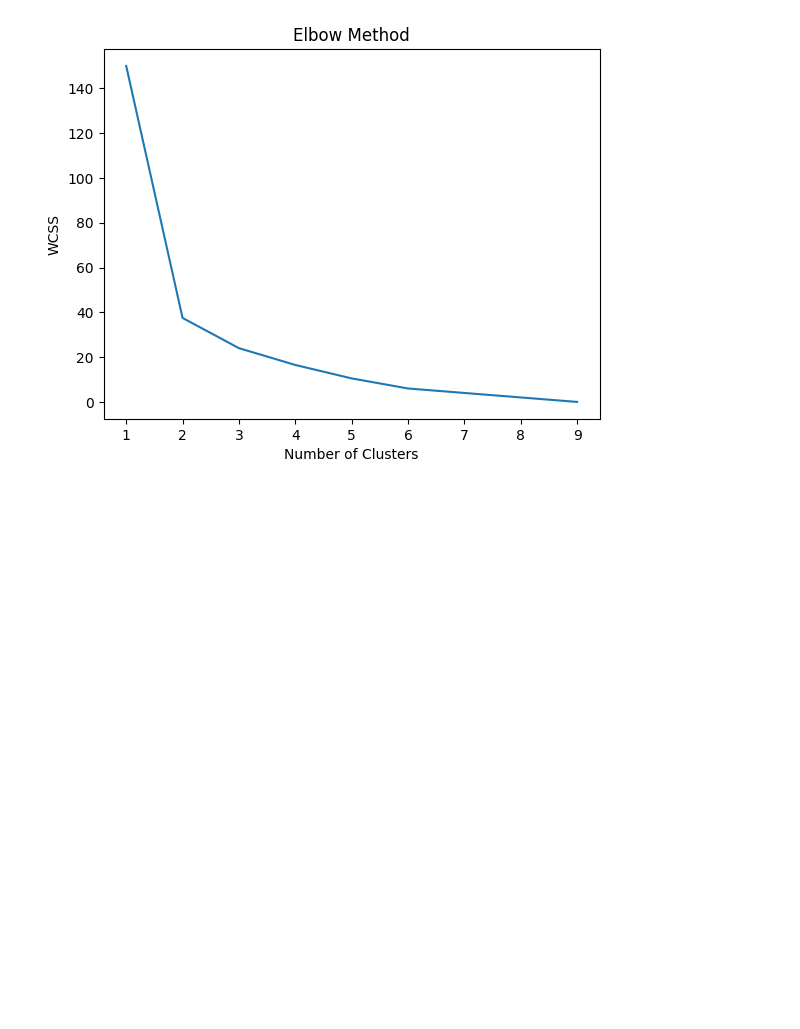
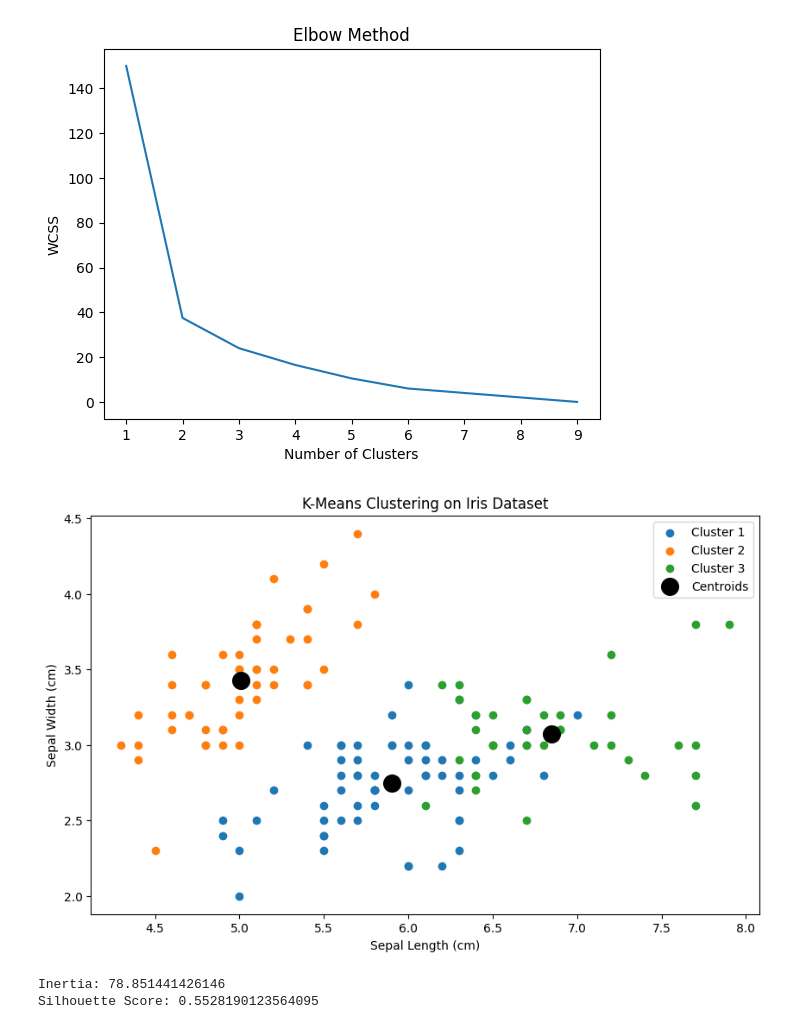
Before and after one commit to yolandaeka/DataMining_2024, a Jupyter notebook: kmeans1.ipynb, the cells around one changed output. Cells and saved outputs as stored; diff of their text form; code cells hidden in the pictures; blank space fills up the shorter version.

```diff
--- a/kmeans1.ipynb
+++ b/kmeans1.ipynb
@@ -64,3 +64,55 @@ plt.ylabel('WCSS')
 plt.show()
 # %% [output]
 [figure]
+# %%
+import numpy as np
+from sklearn.cluster import KMeans
+from sklearn.datasets import load_iris
+import matplotlib.pyplot as plt
+from sklearn.metrics import silhouette_score
+
+# Load dataset Iris
+iris = load_iris()
+X = iris.data # Fitur-fitur (panjang kelopak, lebar kelopak, panjang daun, lebar daun)
+y = iris.target # Kelas target
+# Menentukan jumlah cluster
+n_clusters = 3
+
+# Membuat model KMeans
+kmeans = KMeans(n_clusters=n_clusters)
+# Melatih model KMeans
+kmeans.fit(X)
+# Mendapatkan label dari clustering
+labels = kmeans.labels_
+
+
+# Mendapatkan pusat cluster
+centers = kmeans.cluster_centers_
+# Plot hasil clustering
+plt.figure(figsize=(10, 6))
+# Plot setiap cluster
+for i in range(n_clusters):
+  # Memilih data yang termasuk dalam cluster i
+  cluster_X = X[labels == i]
+  # Plot data cluster dengan warna yang berbeda
+  plt.scatter(cluster_X[:, 0], cluster_X[:, 1], label=f'Cluster {i + 1}')
+
+# Plot pusat cluster
+plt.scatter(centers[:, 0], centers[:, 1], marker='o', color='black', s=200, label='Centroids')
+plt.xlabel('Sepal Length (cm)')
+plt.ylabel('Sepal Width (cm)')
+plt.title('K-Means Clustering on Iris Dataset')
+plt.legend()
+plt.show()
+
+# Menghitung inertia
+inertia = kmeans.inertia_
+print("Inertia:", inertia)
+
+# Menghitung silhouette score
+silhouette_avg = silhouette_score(X, labels)
+print("Silhouette Score:", silhouette_avg)
+# %% [output]
+[figure, added]
+Inertia: 78.851441426146
+Silhouette Score: 0.5528190123564095
```
